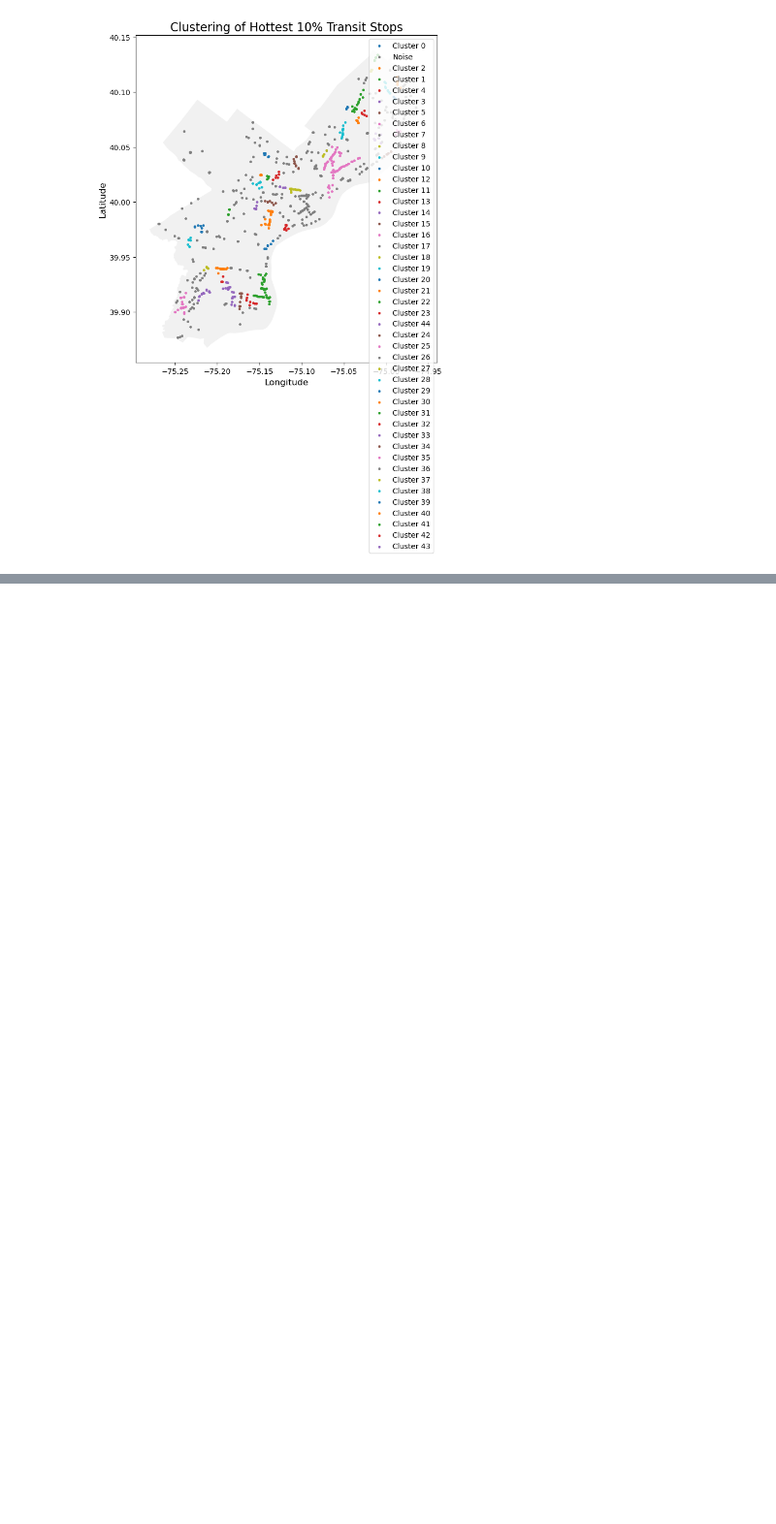
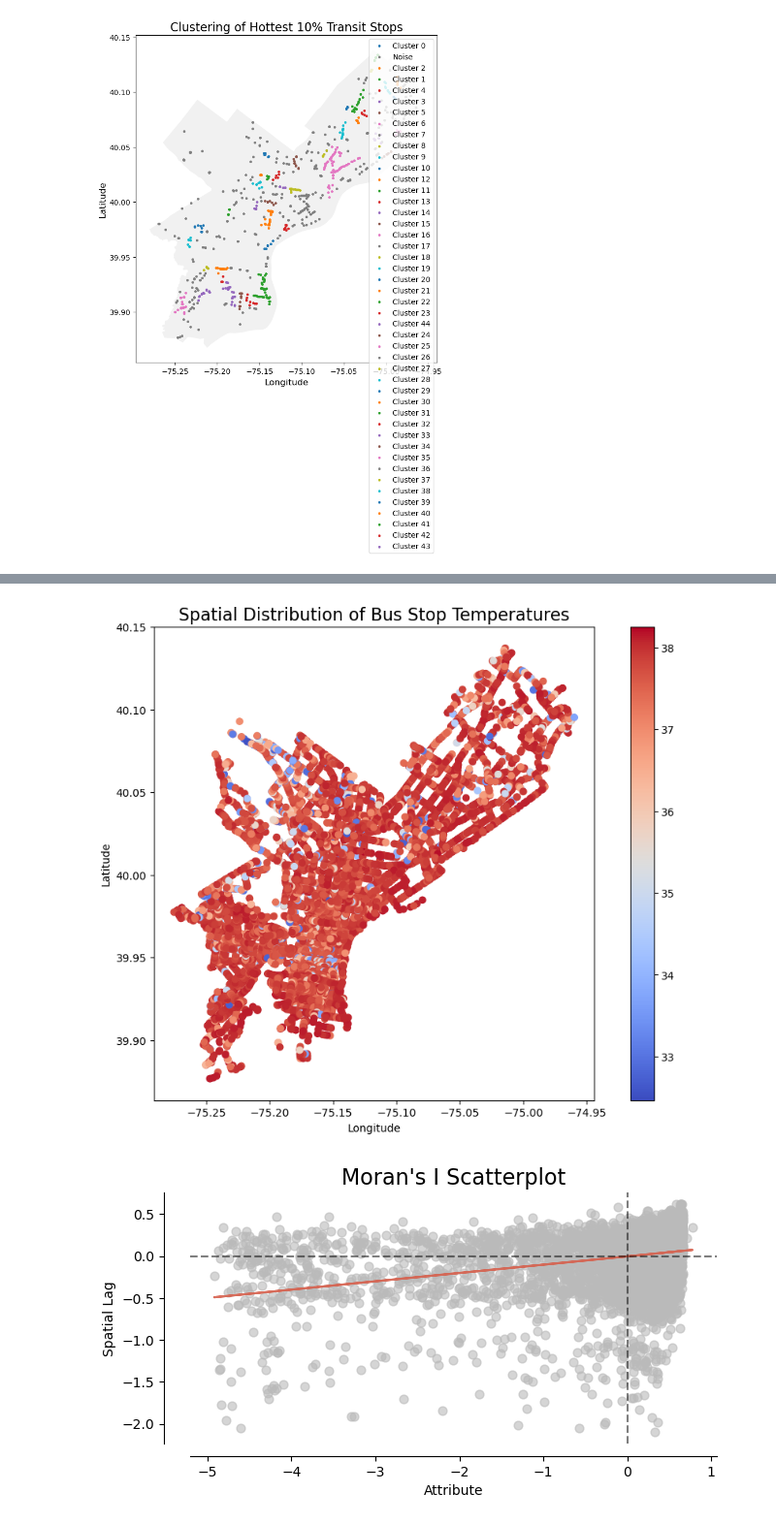
Before and after one commit to ZoeyGuo709/Final, a Jupyter notebook: Code/MidDay.ipynb, the cells around one changed output, grey strips where cells are left out. Shown at 97% size. Drawn from its saved outputs; the diff is of its cells as text; code cells hidden in the pictures; blank space fills up the shorter version.

```diff
--- a/Code/MidDay.ipynb
+++ b/Code/MidDay.ipynb
@@ -348,0 +349,41 @@ See: https://matplotlib.org/stable/tutorials/intermediate/legend_guide.html#impl
+# %%
+%pip install esda
+%pip install libpysal splot
+
+
+import libpysal as ps
+from esda import Moran
+from splot.esda import moran_scatterplot
+import matplotlib.pyplot as plt
+
+# Ensure CRS is consistent
+filtered_gdf = filtered_gdf.to_crs(epsg=4326)
+
+# Create a spatial weights matrix based on distances between stops
+coords = filtered_gdf.geometry.apply(lambda geom: (geom.x, geom.y)).tolist()
+w = ps.weights.DistanceBand.from_dataframe(filtered_gdf, threshold=0.01, silence_warnings=True)  # 0.01 is approx. 1km
+
+# Standardize the weights (row-normalization)
+w.transform = 'r'
+
+# Calculate Moran's I for bus stop temperatures
+y = filtered_gdf["13_mean"].values  # Temperature column
+moran = Moran(y, w)
+
+# Print Moran's I statistic and p-value
+print(f"Moran's I: {moran.I}")
+print(f"P-value: {moran.p_sim}")
+
+# Visualize the spatial distribution of temperatures
+fig, ax = plt.subplots(1, 1, figsize=(12, 8))
+filtered_gdf.plot(column="13_mean", cmap="coolwarm", legend=True, ax=ax)
+plt.title("Spatial Distribution of Bus Stop Temperatures", fontsize=16)
+plt.xlabel("Longitude")
+plt.ylabel("Latitude")
+plt.show()
+
+# Plot Moran's I scatterplot
+fig, ax = moran_scatterplot(moran)
+plt.title("Moran's I Scatterplot", fontsize=16)
+plt.show()
+# %% [output]
@@ -348,0 +407,2 @@ See: https://matplotlib.org/stable/tutorials/intermediate/legend_guide.html#impl
+[figure, added]
+[figure, added]
```
Also changed, not shown: parts of 7 cells of this notebook, 13 other files.
